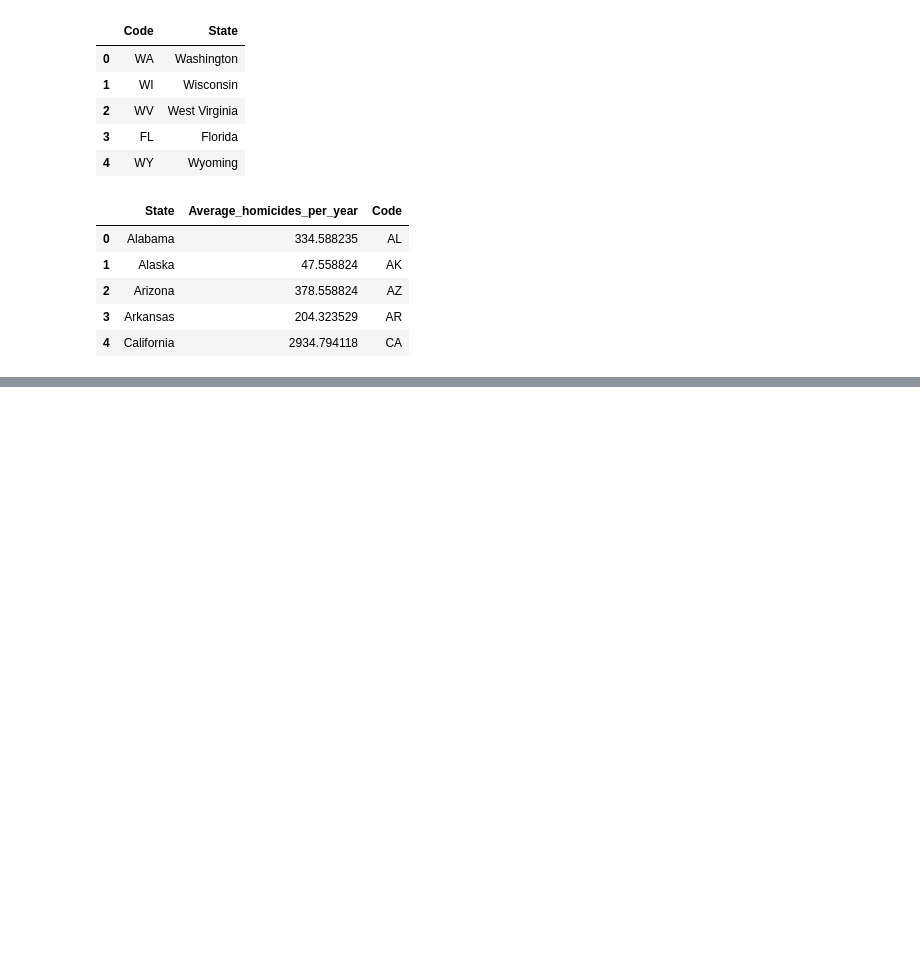
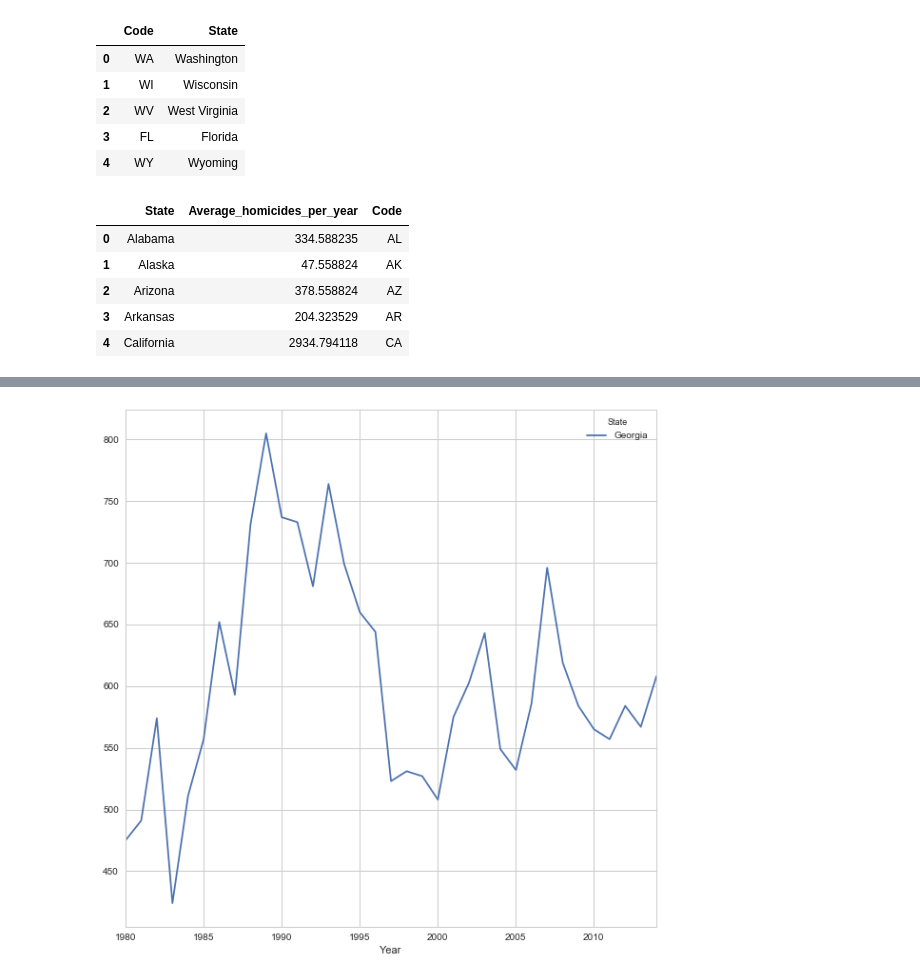
Before and after one commit to ashwin53/HomicideReport, a Jupyter notebook: HomicideReportVisualization.ipynb, the cells around one changed output, grey strips where cells are left out. Saved outputs shown, nothing was run; the diff lists cells and outputs as text; code cells hidden in the pictures; blank space fills up the shorter version.

```diff
--- a/HomicideReportVisualization.ipynb
+++ b/HomicideReportVisualization.ipynb
@@ -325,0 +624,3 @@ map
+# %%
+frame = DataFrame(xls_file)
+frame
@@ -325,0 +647,3 @@ map
+# %%
+GeorgiaPlot = frame[['Georgia']]
+GeorgiaPlot
@@ -325,0 +669,5 @@ map
+# %%
+GeorgiaPlot.plot()
+plt.show()
+# %% [output]
+[figure, added]
```
Also changed, not shown: parts of 45 cells of this notebook, 2 other files.
